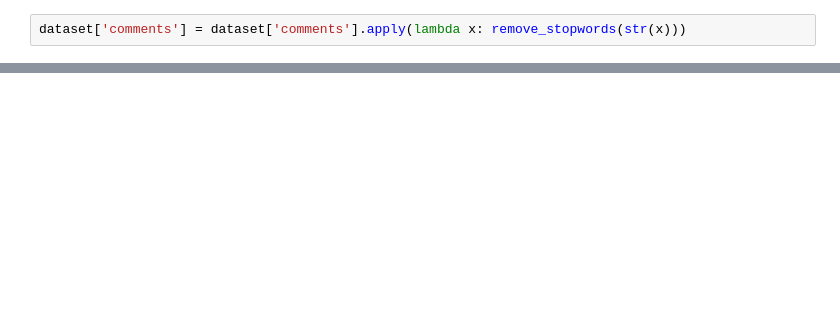
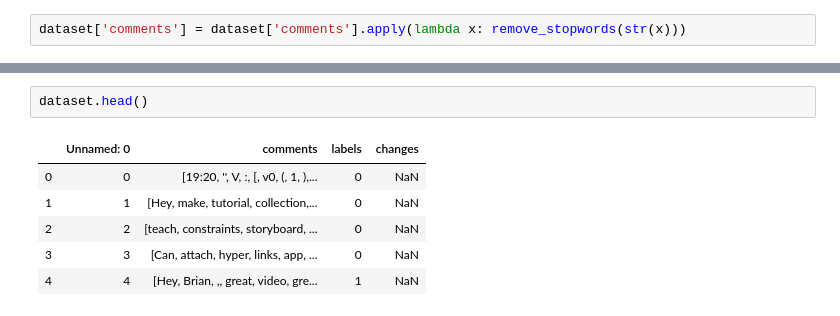
Before and after one commit to AshiishKarhade/NLP_preprocess, a Jupyter notebook: Removing Stopwords.ipynb, the cells around one changed output, grey strips where cells are left out. Drawn from its saved outputs; the diff is of its cells as text; blank space fills up the shorter version.

```diff
--- a/Removing Stopwords.ipynb
+++ b/Removing Stopwords.ipynb
@@ -44,0 +59,9 @@ dataset
+# %%
+dataset.head()
+# %% [output]
+|  | Unnamed: 0 | comments | labels | changes |
+| 0 | 0 | [19:20, '', V, :, [, v0, (, 1, ),... | 0 | NaN |
+| 1 | 1 | [Hey, make, tutorial, collection,... | 0 | NaN |
+| 2 | 2 | [teach, constraints, storyboard, ... | 0 | NaN |
+| 3 | 3 | [Can, attach, hyper, links, app, ... | 0 | NaN |
+| 4 | 4 | [Hey, Brian, ,, great, video, gre... | 1 | NaN |
```
Also changed, not shown: parts of 20 cells of this notebook, 2 other files.
